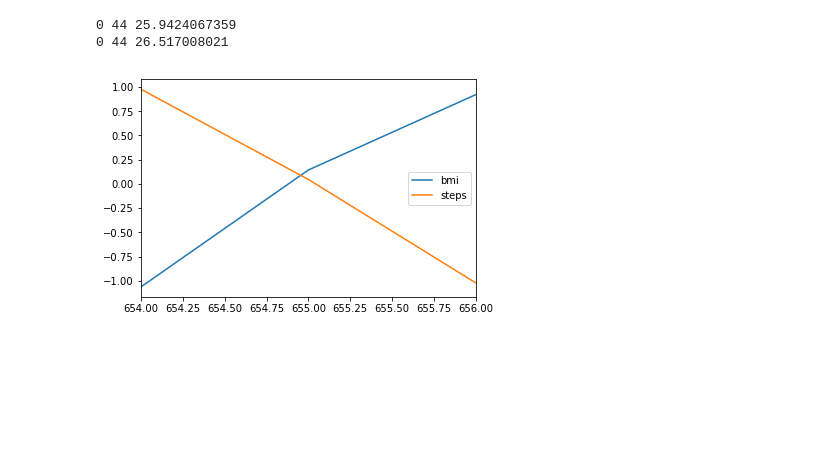
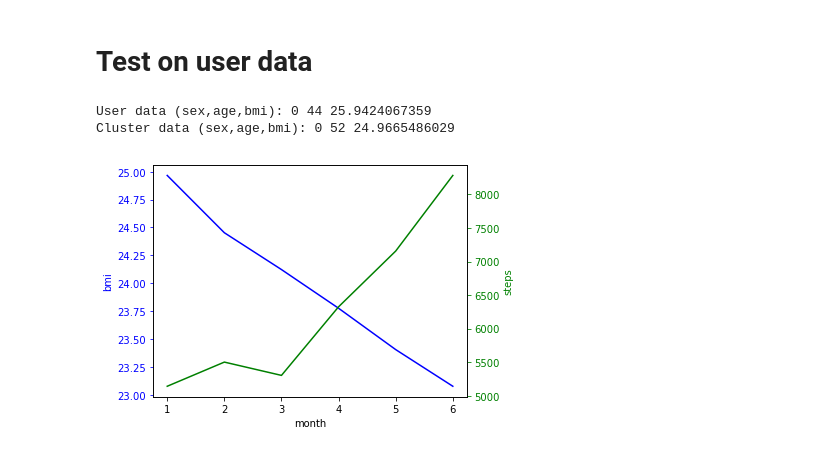
Before and after one commit to renatalucia/activity-tracker, a Jupyter notebook: clustering/users_clusters_visualize.ipynb, the cells around one changed output. Saved outputs shown, nothing was run; the diff lists cells and outputs as text; code cells hidden in the pictures; blank space fills up the shorter version.

Commit message:
cluster visualizations and tests.

```diff
--- a/clustering/users_clusters_visualize.ipynb
+++ b/clustering/users_clusters_visualize.ipynb
@@ -174,35 +247,27 @@ if __name__ == "__main__":
+# %% [markdown]
+# Test on user data
 # %%
 user_id = '2a786a87-f00b-461a-90cd-c1a7a9a06f2e'
 year = 2016
 month = 2
-n_months = 3
+n_months = 6
 
 user_data = users_clusters.users_data[
     (users_clusters.users_data.user_id == user_id) &
     (users_clusters.users_data.year == year) &
     (users_clusters.users_data.month == month)]
 
 sex = user_data['sex'].values[0]
 age = user_data['age'].values[0]
 bmi = user_data['bmi'].values[0]
-print(sex,age,bmi)
+print('User data (sex,age,bmi):', sex,age,bmi)
 
 recommended_seq, corr = users_clusters.recommender_user_sequence(sex, age, bmi, n_months)
-print(recommended_seq[0]['sex'], recommended_seq[0]['age'], recommended_seq[0]['bmi'])
-#print(recommended_seq)
+print('Cluster data (sex,age,bmi):',
+      recommended_seq[0]['sex'], recommended_seq[0]['age'], recommended_seq[0]['bmi'])
+
+visualize_bmi_steps(pd.DataFrame(recommended_seq)[['bmi','steps']], n_months)
 # %% [output]
-0 44 25.9424067359
-0 44 26.517008021
+User data (sex,age,bmi): 0 44 25.9424067359
+Cluster data (sex,age,bmi): 0 52 24.9665486029
+[figure, added]
-# %%
-import matplotlib.pyplot as plt
-df = pd.DataFrame(recommended_seq)[['bmi','steps']]
-b_mi = df.bmi.mean()
-b_std = df.bmi.std()
-s_mi = df.steps.mean()
-s_std = df.steps.std()
-df['bmi'] = df['bmi'].apply(lambda x: (x - b_mi)/b_std)
-df['steps'] = df['steps'].apply(lambda x: (x - s_mi)/s_std)
-df[['bmi', 'steps']].plot()
-plt.show()
-# %% [output]
-[figure, removed]
```
Also changed, not shown: parts of 9 cells of this notebook, 1 other file.
